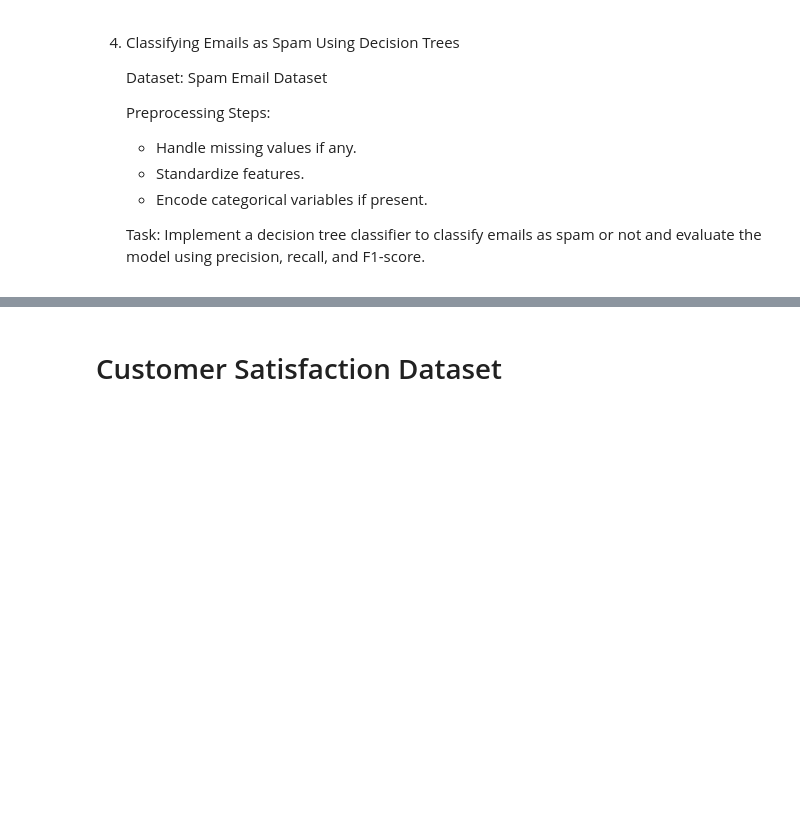
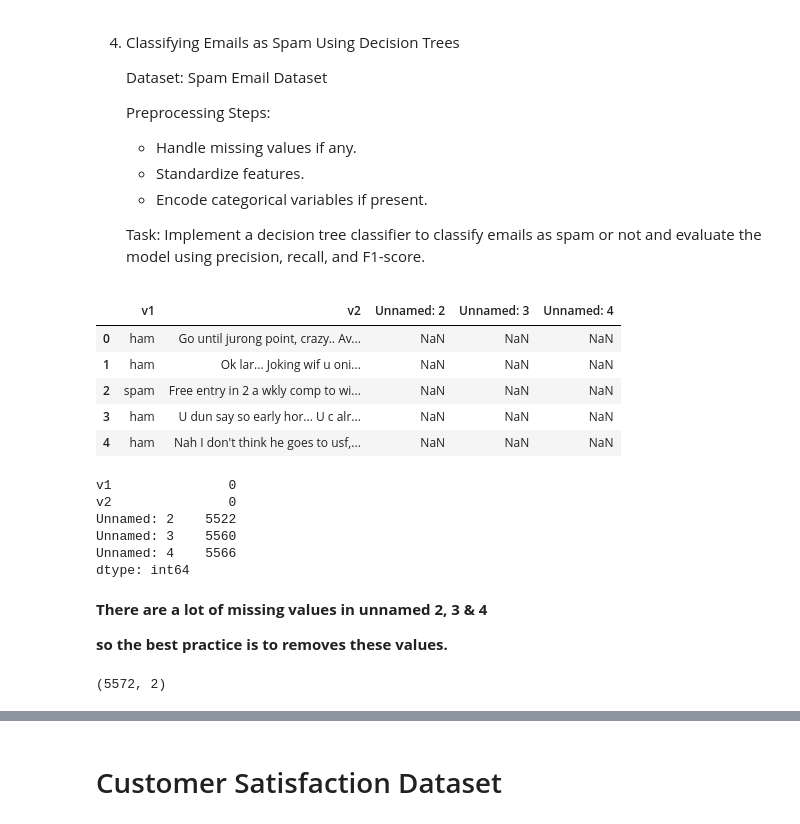
Before and after one commit to Ahmed-Islam-AI/100DaysOfBytewise, a Jupyter notebook: Solutions/Task 12 Solution/BWF_Task_12.ipynb, the cells around one changed output, grey strips where cells are left out. Saved outputs shown, nothing was run; the diff lists cells and outputs as text; code cells hidden in the pictures; blank space fills up the shorter version.

```diff
--- a/Solutions/Task 12 Solution/BWF_Task_12.ipynb
+++ b/Solutions/Task 12 Solution/BWF_Task_12.ipynb
@@ -144,4 +146,28 @@ df = pd.read_csv('/content/drive/MyDrive/Datasets /BWF_Week6_Datasets/heart_dise
     Task: Implement a decision tree classifier to classify emails as spam or not and evaluate the model using precision, recall, and F1-score.
 # %%
 # Read the CSV file
-df = pd.read_csv('/content/drive/MyDrive/Datasets /BWF_Week6_Datasets/spam.csv')  # Replace 'your_file.csv' with the actual file name
+ # This dataset file contain some characters that cannot be encoded so that's why i use encoding = cp1252
+ # you can also use encoding='ISO-8859-1'
+data = pd.read_csv('/content/drive/MyDrive/Datasets /BWF_Week6_Datasets/spam.csv', encoding='cp1252')  # Replace 'your_file.csv' with the actual file name
+# %%
+data.head()
+# %% [output]
+|  | v1 | v2 | Unnamed: 2 | Unnamed: 3 | Unnamed: 4 |
+| 0 | ham | Go until jurong point, crazy.. Av... | NaN | NaN | NaN |
+| 1 | ham | Ok lar... Joking wif u oni... | NaN | NaN | NaN |
+| 2 | spam | Free entry in 2 a wkly comp to wi... | NaN | NaN | NaN |
+| 3 | ham | U dun say so early hor... U c alr... | NaN | NaN | NaN |
+| 4 | ham | Nah I don't think he goes to usf,... | NaN | NaN | NaN |
+# %%
+data.isnull().sum()
+# %% [output]
+v1               0
+v2               0
+Unnamed: 2    5522
+Unnamed: 3    5560
+Unnamed: 4    5566
+dtype: int64
+# %% [markdown]
+**There are a lot of missing values in unnamed 2, 3 & 4**
+
+**so the best practice is to removes these values.**
@@ -147,0 +177,4 @@ df = pd.read_csv('/content/drive/MyDrive/Datasets /BWF_Week6_Datasets/spam.csv')
+# %%
+data.shape
+# %% [output]
+(5572, 2)
```
Also changed, not shown: parts of 16 cells of this notebook.
